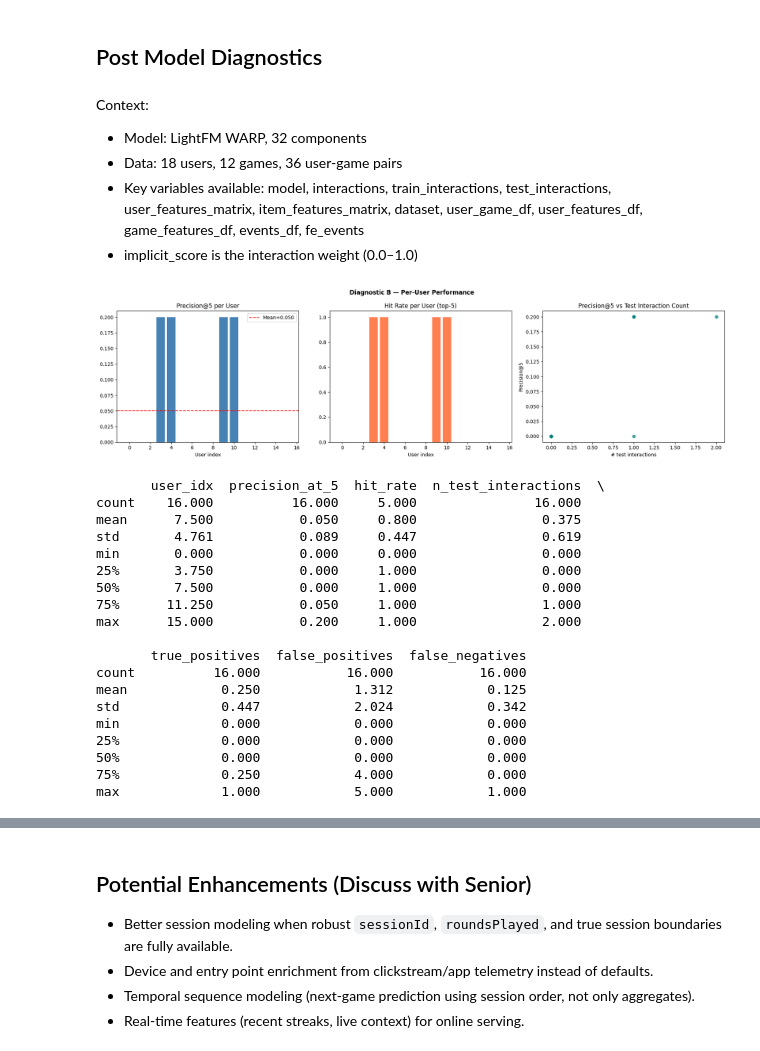
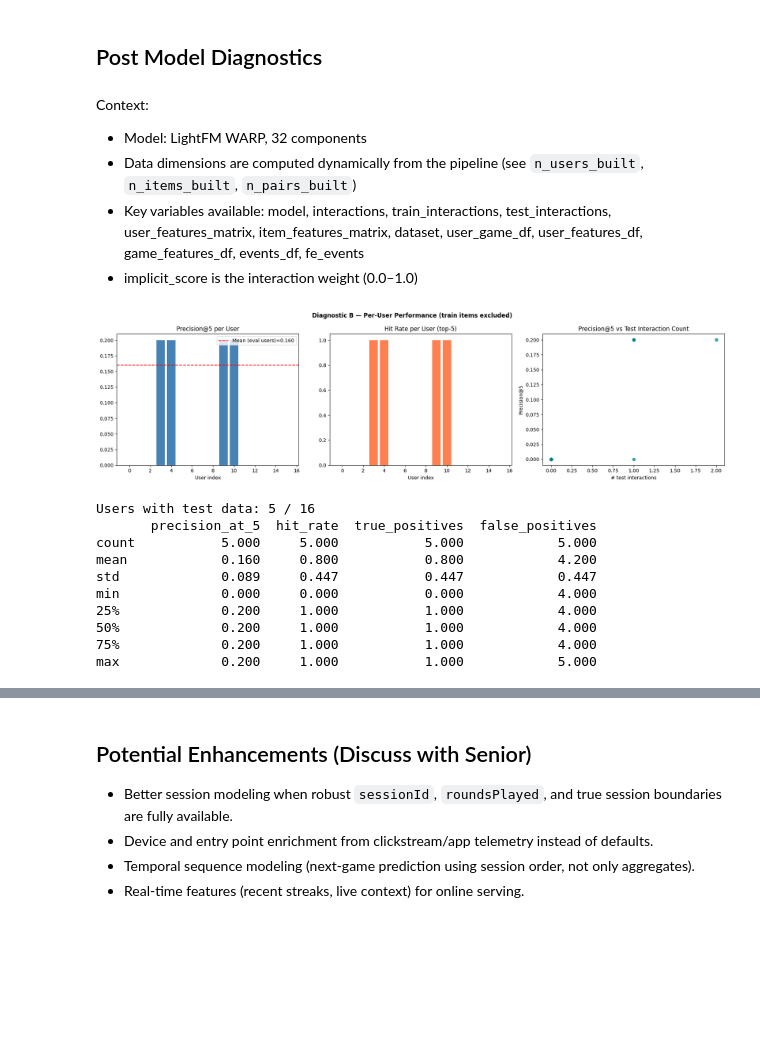
Before and after one commit to AyushDubeyaquagaming/Hybrid-RecSys, a Jupyter notebook: lightfm/recsys_real_data.ipynb, the cells around one changed output, grey strips where cells are left out. Saved outputs shown, nothing was run; the diff lists cells and outputs as text; code cells hidden in the pictures; blank space fills up the shorter version.

Commit message:
final commit before adding sim data

```diff
--- a/lightfm/recsys_real_data.ipynb
+++ b/lightfm/recsys_real_data.ipynb
@@ -1444,10 +1374,6 @@ active_items = safe_user_game_df['gameId'].unique()
 ufe = user_features_df[user_features_df['userId'].astype(str).isin(active_users)].copy()
 ife = game_features_df[game_features_df['gameId'].astype(str).isin(active_items)].copy()
 
-for col in ['user_recency_bucket', 'loyalty_bucket', 'aggr_bet_bucket']:
-    if col not in ufe.columns and col in user_features_df.columns:
-        ufe = ufe.merge(user_features_df[['userId', col]], on='userId', how='left')
-
 ife['popularity_bucket'] = pd.qcut(
     ife['popularity_score'].rank(method='first'),
     q=min(4, max(1, len(ife))),
@@ -1455,17 +1381,10 @@ ife['popularity_bucket'] = pd.qcut(
 ).astype(str)
 
 def user_tokens(row):
-    tokens = [
+    return [
         f"preferred_time_of_day:{row['preferred_time_of_day']}",
         f"preferred_day_of_week:{row['preferred_day_of_week']}",
     ]
-    for col, prefix in [('user_recency_bucket', 'user_recency_bucket'),
-                        ('loyalty_bucket', 'loyalty_bucket'),
-                        ('aggr_bet_bucket', 'aggr_bet_bucket')]:
-        val = row.get(col)
-        if pd.notna(val) and str(val) not in ('nan', 'unknown', 'None'):
-            tokens.append(f"{prefix}:{val}")
-    return tokens
 
 def item_tokens(row):
     return [
@@ -1503,11 +1422,17 @@ train_interactions, test_interactions = random_train_test_split(
     test_percentage=0.20,
 )
 
+n_users_built = len(active_users)
+n_items_built = len(active_items)
+n_pairs_built = len(safe_user_game_df)
+
 print('LightFM artifacts built ✅')
 print('Interactions:', interactions.shape, '| nnz =', interactions.nnz)
 print('Train nnz:', train_interactions.nnz, '| Test nnz:', test_interactions.nnz)
 print('User feature matrix:', user_features_matrix.shape)
 print('Item feature matrix:', item_features_matrix.shape)
+print(f'User feature tokens: {user_feature_vocab}')
+print(f'Item feature tokens: {item_feature_vocab}')
 # %% [output]
 LightFM artifacts built ✅
 Interactions: (16, 10) | nnz = 30
@@ -1547,6 +1474,7 @@ for epoch in range(N_EPOCHS):
         ).mean()
         te_p = precision_at_k(
             model, test_interactions,
+            train_interactions=train_interactions,
             user_features=user_features_matrix,
             item_features=item_features_matrix,
             k=5, num_threads=4,
@@ -1716,17 +1644,18 @@ Sample recommendations for user: 3265459874
 Context:
 
 - Model: LightFM WARP, 32 components
-- Data: 18 users, 12 games, 36 user-game pairs
+- Data dimensions are computed dynamically from the pipeline (see `n_users_built`, `n_items_built`, `n_pairs_built`)
 - Key variables available: model, interactions, train_interactions, test_interactions, user_features_matrix, item_features_matrix, dataset, user_game_df, user_features_df, game_features_df, events_df, fe_events
 - implicit_score is the interaction weight (0.0–1.0)
 # %%
-# B: Per-user Precision@5, hit rate, and ranking confusion matrix
+# Diagnostic B: Per-user Precision@5, hit rate, and ranking confusion matrix
 from lightfm.evaluation import precision_at_k as pak
 from scipy.sparse import csr_matrix as to_csr
 
-# Keep one score per user row (including users with no test interactions)
+# P@5 with train items excluded (consistent with final eval)
 per_user_p5 = pak(
     model, test_interactions,
+    train_interactions=train_interactions,
     user_features=user_features_matrix,
     item_features=item_features_matrix,
     k=5,
@@ -1735,6 +1664,7 @@ per_user_p5 = pak(
 )
 
 test_csr = to_csr(test_interactions)
+train_csr_diag = to_csr(train_interactions)
 n_users_diag = test_csr.shape[0]
 n_items_diag = test_csr.shape[1]
 
@@ -1758,6 +1688,11 @@ for uid in range(n_users_diag):
         num_threads=4,
     )
 
+    # Mask known train items before selecting top-5 (consistent with final eval)
+    known_train_items = set(train_csr_diag.getrow(uid).indices)
+    if known_train_items:
+        scores[list(known_train_items)] = -np.inf
+
     top5_idx = set(np.argsort(scores)[-5:].tolist())
     hits = top5_idx & true_items
     tp_list.append(len(hits))
@@ -1768,53 +1703,49 @@ for uid in range(n_users_diag):
 user_diag_df = pd.DataFrame({
     'user_idx': np.arange(n_users_diag),
     'precision_at_5': np.asarray(per_user_p5).reshape(-1),
     'hit_rate': np.asarray(hit_rates, dtype=float),
     'n_test_interactions': [test_csr.getrow(u).nnz for u in range(n_users_diag)],
     'true_positives': tp_list,
     'false_positives': fp_list,
     'false_negatives': fn_list,
 })
 
+# Filter to users with test interactions for meaningful summary
+eval_users_b = user_diag_df[user_diag_df['n_test_interactions'] > 0]
+
 fig_b, axes_b = plt.subplots(1, 3, figsize=(18, 5))
-fig_b.suptitle('Diagnostic B — Per-User Performance', fontweight='bold')
+fig_b.suptitle('Diagnostic B — Per-User Performance (train items excluded)', fontweight='bold')
 
 axes_b[0].bar(range(n_users_diag), user_diag_df['precision_at_5'], color='steelblue')
-axes_b[0].axhline(np.nanmean(user_diag_df['precision_at_5']), color='red', linestyle='--', label=f"Mean={np.nanmean(user_diag_df['precision_at_5']):.3f}")
+axes_b[0].axhline(np.nanmean(eval_users_b['precision_at_5']), color='red', linestyle='--',
+                   label=f"Mean (eval users)={np.nanmean(eval_users_b['precision_at_5']):.3f}")
 axes_b[0].set_title('Precision@5 per User')
 axes_b[0].set_xlabel('User index')
 axes_b[0].legend()
 
 axes_b[1].bar(range(n_users_diag), user_diag_df['hit_rate'].fillna(0), color='coral')
 axes_b[1].set_title('Hit Rate per User (top-5)')
 axes_b[1].set_xlabel('User index')
 
 axes_b[2].scatter(user_diag_df['n_test_interactions'], user_diag_df['precision_at_5'], alpha=0.7, color='teal')
 axes_b[2].set_title('Precision@5 vs Test Interaction Count')
 axes_b[2].set_xlabel('# test interactions')
 axes_b[2].set_ylabel('Precision@5')
 
 plt.tight_layout()
 plt.show()
 
-print(user_diag_df.describe().round(3))
+print(f'Users with test data: {len(eval_users_b)} / {n_users_diag}')
+print(eval_users_b[['precision_at_5', 'hit_rate', 'true_positives', 'false_positives']].describe().round(3))
 # %% [output]
-[figure, old version]
+[figure, new version]
-       user_idx  precision_at_5  hit_rate  n_test_interactions  \
-count    16.000          16.000     5.000               16.000
-mean      7.500           0.050     0.800                0.375
-std       4.761           0.089     0.447                0.619
-min       0.000           0.000     0.000                0.000
-25%       3.750           0.000     1.000                0.000
-50%       7.500           0.000     1.000                0.000
-75%      11.250           0.050     1.000                1.000
-max      15.000           0.200     1.000                2.000
-
-       true_positives  false_positives  false_negatives
-count          16.000           16.000           16.000
-mean            0.250            1.312            0.125
-std             0.447            2.024            0.342
-min             0.000            0.000            0.000
-25%             0.000            0.000            0.000
-50%             0.000            0.000            0.000
-75%             0.250            4.000            0.000
-max             1.000            5.000            1.000
+Users with test data: 5 / 16
+       precision_at_5  hit_rate  true_positives  false_positives
+count           5.000     5.000           5.000            5.000
+mean            0.160     0.800           0.800            4.200
+std             0.089     0.447           0.447            0.447
+min             0.000     0.000           0.000            4.000
+25%             0.200     1.000           1.000            4.000
+50%             0.200     1.000           1.000            4.000
+75%             0.200     1.000           1.000            4.000
+max             0.200     1.000           1.000            5.000
```
Also changed, not shown: parts of 40 cells of this notebook.
